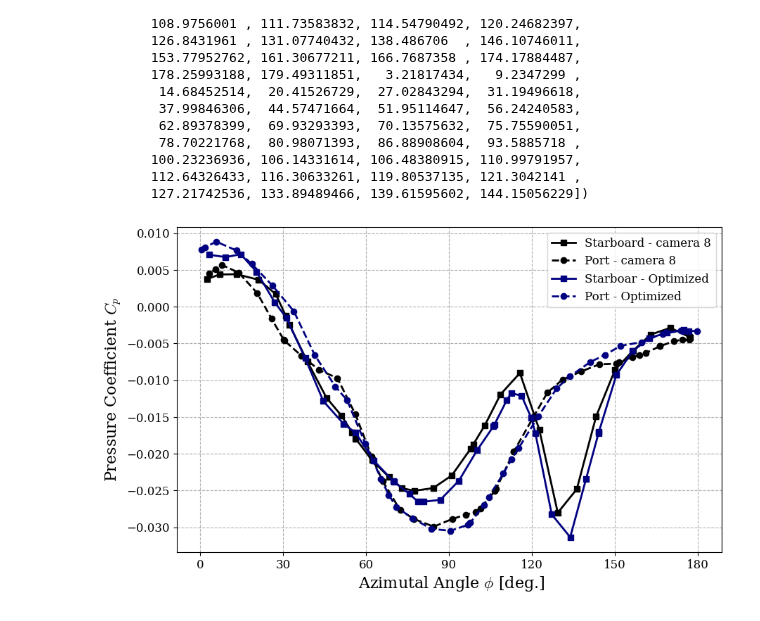
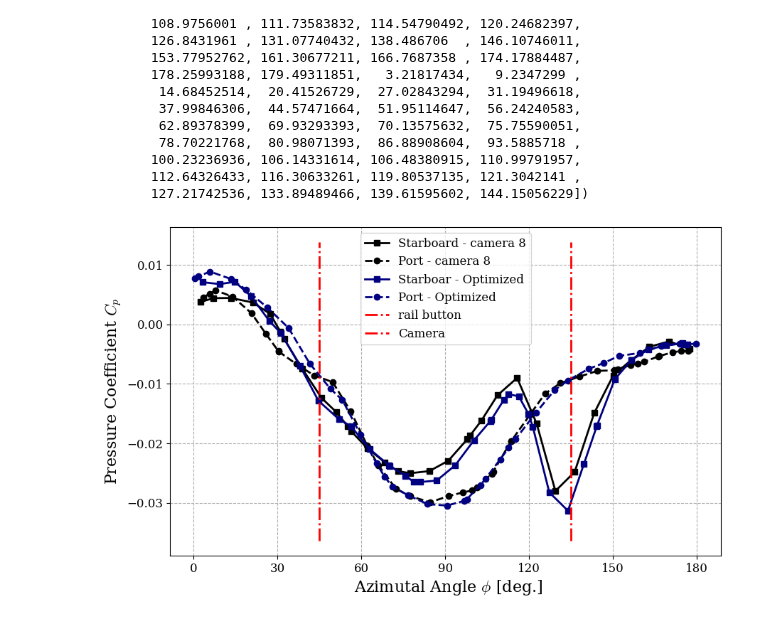
Before and after one commit to samuel321d/Protuberance-Optimization, a Jupyter notebook: Codes/Cp_plots_support.ipynb, the cells around one changed output. Drawn from its saved outputs; the diff is of its cells as text; code cells hidden in the pictures.

```diff
--- a/Codes/Cp_plots_support.ipynb
+++ b/Codes/Cp_plots_support.ipynb
@@ -144,7 +166,7 @@ array([156.54470701, 163.00637031, 170.14302986, 177.0551147 ,
        115.69597482, 122.70842095, 129.39209005, 136.28286318,
        143.28944451, 150.08263478])
 # %%
-ref = np.array([0, min(r_optim_shaped[:, 2])])   # (y,z)
+ref = np.array([0, max(r_optim_shaped[:, 2])])   # (y,z)
 
 yz_optim = r_optim_shaped[:, 1:3]
 cross_o = ref[0]*yz_optim[:, 1] - ref[1]*yz_optim[:, 0]
@@ -206,20 +228,20 @@ port_optim["theta"] = np.abs(port_optim["theta"] -180)
 # %%
 plt.figure(figsize=(10, 6))
 #plt.scatter(theta_pos["theta"], theta_pos["Cp"], label="Cp cam 8 upper")
 #plt.scatter(theta_neg["theta"], theta_neg["Cp"], label="Cp cam 8 lower")
 plt.plot(starboard["theta"], starboard["Cp"], marker = "s", label="Starboard - camera 8", color = "k")
 plt.plot(port["theta"], port["Cp"], marker = "o", label="Port - camera 8", color = "k", linestyle = "--")
 plt.plot(starboard_optim["theta"], starboard_optim["Cp"], marker = "s", label = "Starboar - Optimized", color = "navy")
 plt.plot(port_optim["theta"], port_optim["Cp"], marker = "o", label = "Port - Optimized", linestyle = "--", color= "navy")
 
 plt.plot([45, 45], [data_optim_shaped["Cp"].min() - 0.005, data_optim_shaped["Cp"].max() + 0.005], linestyle = "-.", label = "rail button", color = "red")
-plt.plot([45, 45], [data_optim_shaped["Cp"].min() - 0.005, data_optim_shaped["Cp"].max() + 0.005], linestyle = "-.", label = "Camera", color = "red")
+plt.plot([135, 135], [data_optim_shaped["Cp"].min() - 0.005, data_optim_shaped["Cp"].max() + 0.005], linestyle = "-.", label = "Camera", color = "red")
 plt.xlabel(" Azimutal Angle $\\phi$ [deg.]")
 plt.ylabel("Pressure Coefficient $C_p$")
 #plt.title(" vs")
 plt.xticks(np.arange(0,181, 30))
 plt.grid(linestyle='--')
 plt.legend()
 plt.show()
 # %% [output]
-[figure, old version]
+[figure, new version]
```
Also changed, not shown: parts of 15 cells of this notebook, 7 other files.
